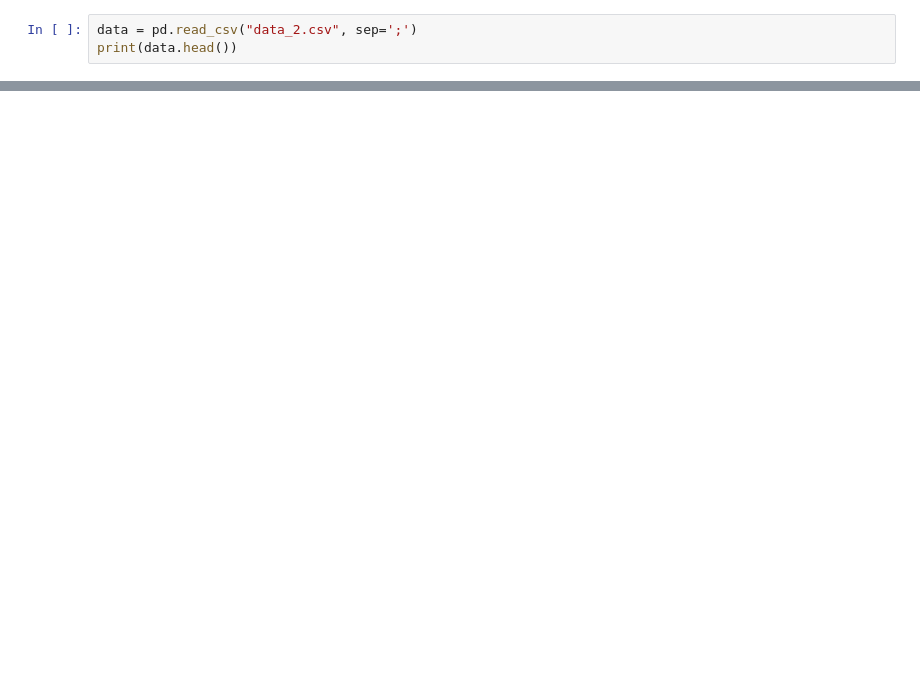
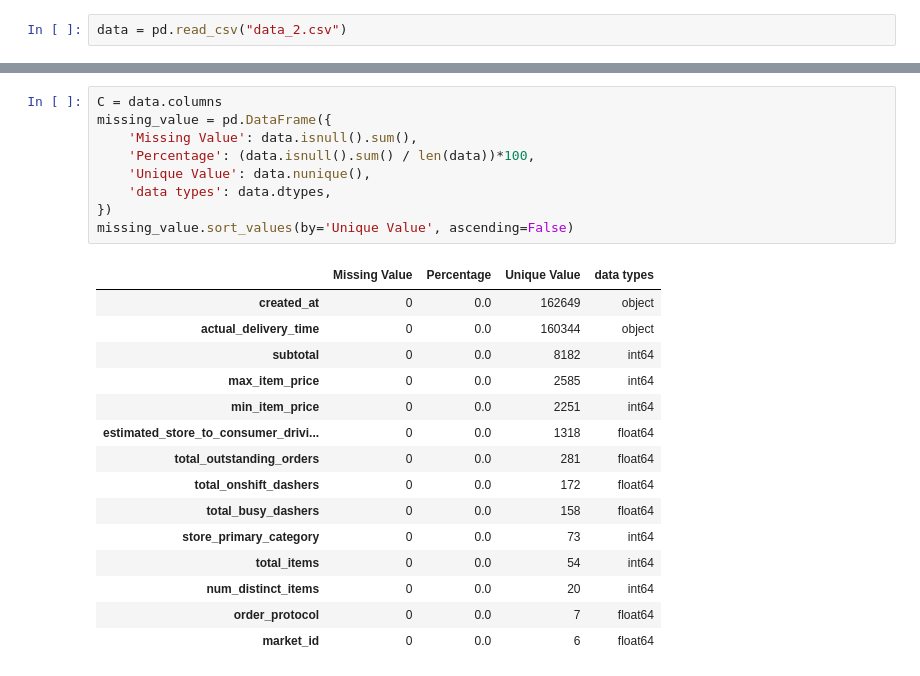
Before and after one commit to mihirshinde199/Porter-NN-regression, a Jupyter notebook: NN notebook/NN-regression.ipynb, the cells around one changed output, grey strips where cells are left out. Saved outputs shown, nothing was run; the diff lists cells and outputs as text; blank space fills up the shorter version.

```diff
--- a/NN notebook/NN-regression.ipynb
+++ b/NN notebook/NN-regression.ipynb
@@ -13,3 +13,2 @@ urllib.request.urlretrieve(url, "data_2.csv")
 # %%
-data = pd.read_csv("data_2.csv", sep=';')
-print(data.head())
+data = pd.read_csv("data_2.csv")
@@ -17,0 +78,25 @@ ParserError: Error tokenizing data. C error: Expected 48 fields in line 72, saw
+# %%
+C = data.columns
+missing_value = pd.DataFrame({
+    'Missing Value': data.isnull().sum(),
+    'Percentage': (data.isnull().sum() / len(data))*100,
+    'Unique Value': data.nunique(),
+    'data types': data.dtypes,
+})
+missing_value.sort_values(by='Unique Value', ascending=False)
+# %% [output]
+|  | Missing Value | Percentage | Unique Value | data types |
+| created_at | 0 | 0.0 | 162649 | object |
+| actual_delivery_time | 0 | 0.0 | 160344 | object |
+| subtotal | 0 | 0.0 | 8182 | int64 |
+| max_item_price | 0 | 0.0 | 2585 | int64 |
+| min_item_price | 0 | 0.0 | 2251 | int64 |
+| estimated_store_to_consumer_drivi... | 0 | 0.0 | 1318 | float64 |
+| total_outstanding_orders | 0 | 0.0 | 281 | float64 |
+| total_onshift_dashers | 0 | 0.0 | 172 | float64 |
+| total_busy_dashers | 0 | 0.0 | 158 | float64 |
+| store_primary_category | 0 | 0.0 | 73 | int64 |
+| total_items | 0 | 0.0 | 54 | int64 |
+| num_distinct_items | 0 | 0.0 | 20 | int64 |
+| order_protocol | 0 | 0.0 | 7 | float64 |
+| market_id | 0 | 0.0 | 6 | float64 |
```
Also changed, not shown: parts of 15 cells of this notebook.
